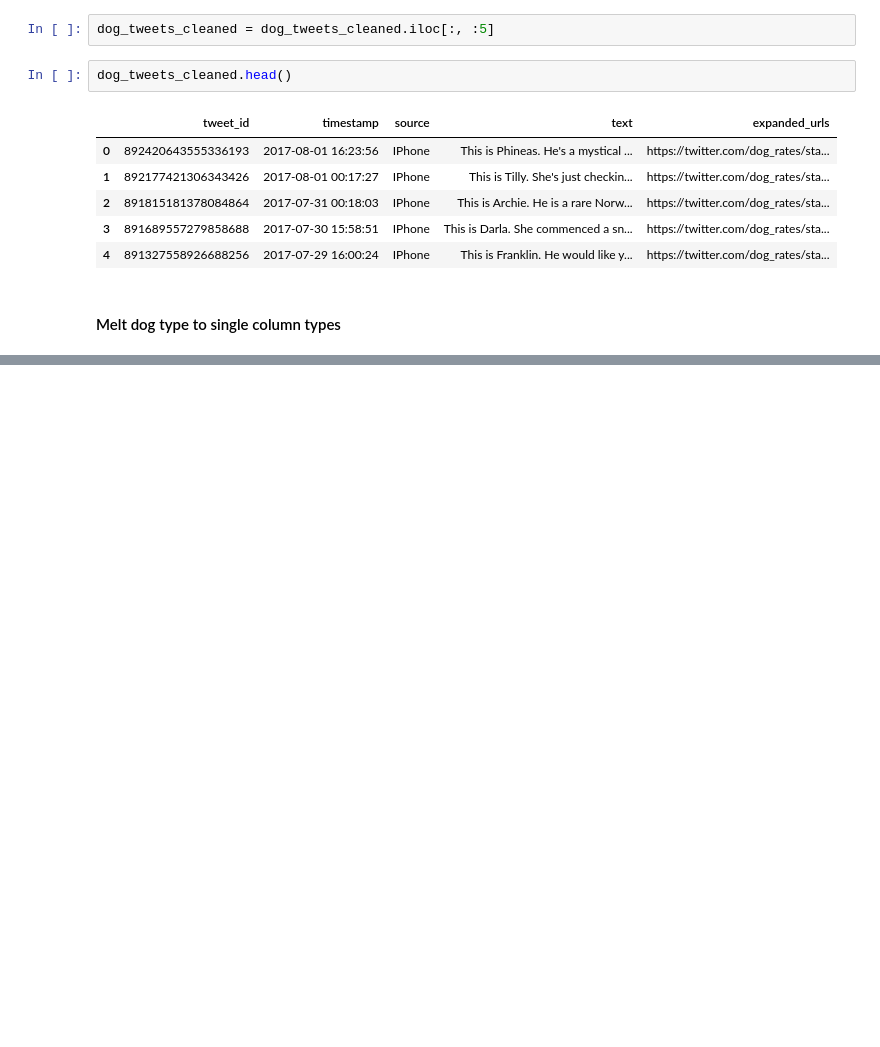
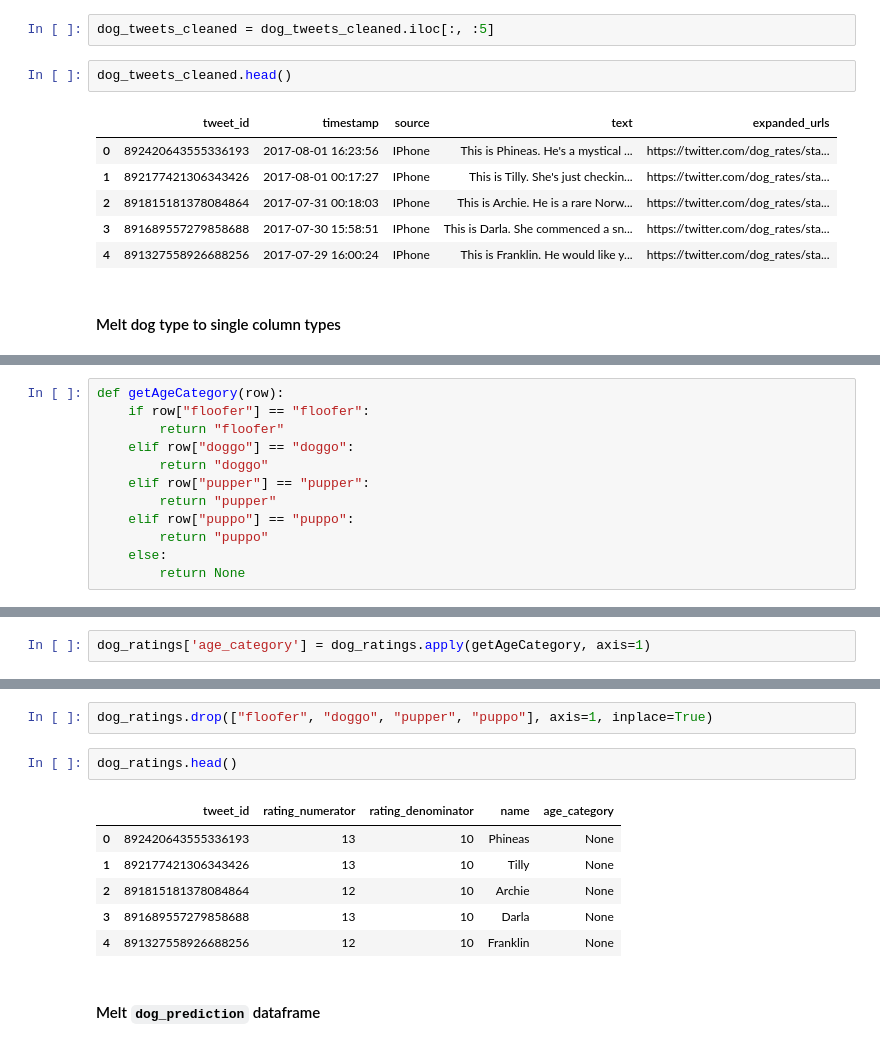
Before and after one commit to purvil/WeRateDogs, a Jupyter notebook: wrangle_act.ipynb, the cells around one changed output, grey strips where cells are left out. Saved outputs shown, nothing was run; the diff lists cells and outputs as text; blank space fills up the shorter version.

```diff
--- a/wrangle_act.ipynb
+++ b/wrangle_act.ipynb
@@ -695,0 +713,12 @@ dog_tweets_cleaned.head()
+# %%
+def getAgeCategory(row):
+    if row["floofer"] == "floofer":
+        return "floofer"
+    elif row["doggo"] == "doggo":
+        return "doggo"
+    elif row["pupper"] == "pupper":
+        return "pupper"
+    elif row["puppo"] == "puppo":
+        return "puppo"
+    else:
+        return None
@@ -695,0 +740,2 @@ dog_tweets_cleaned.head()
+# %%
+dog_ratings['age_category'] = dog_ratings.apply(getAgeCategory, axis=1)
@@ -695,0 +751,13 @@ dog_tweets_cleaned.head()
+# %%
+dog_ratings.drop(["floofer", "doggo", "pupper", "puppo"], axis=1, inplace=True)
+# %%
+dog_ratings.head()
+# %% [output]
+|  | tweet_id | rating_numerator | rating_denominator | name | age_category |
+| 0 | 892420643555336193 | 13 | 10 | Phineas | None |
+| 1 | 892177421306343426 | 13 | 10 | Tilly | None |
+| 2 | 891815181378084864 | 12 | 10 | Archie | None |
+| 3 | 891689557279858688 | 13 | 10 | Darla | None |
+| 4 | 891327558926688256 | 12 | 10 | Franklin | None |
+# %% [markdown]
+#### Melt `dog_prediction` dataframe
```
Also changed, not shown: parts of 19 cells of this notebook.
